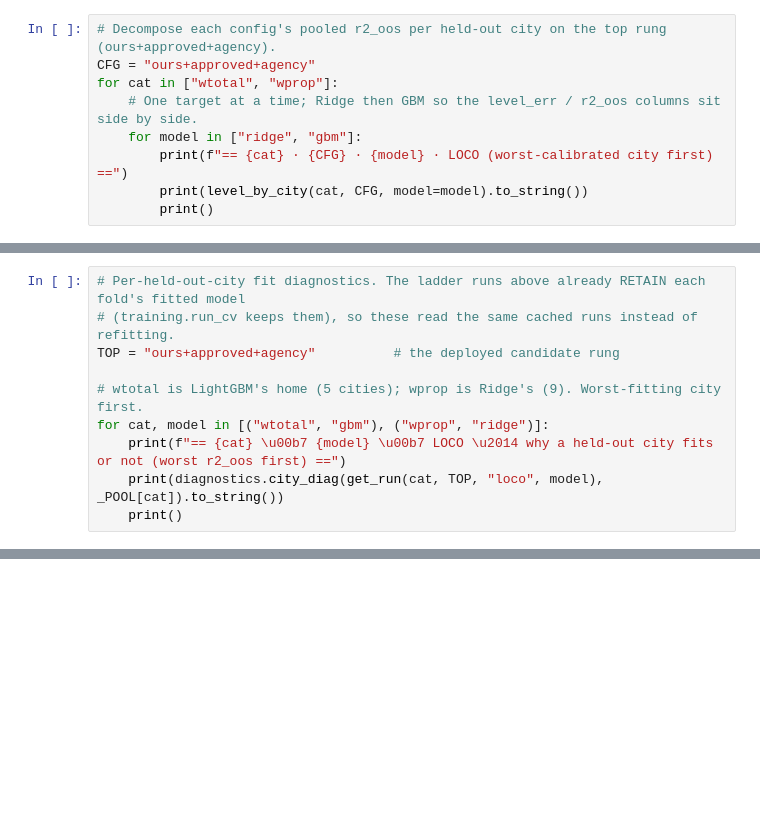
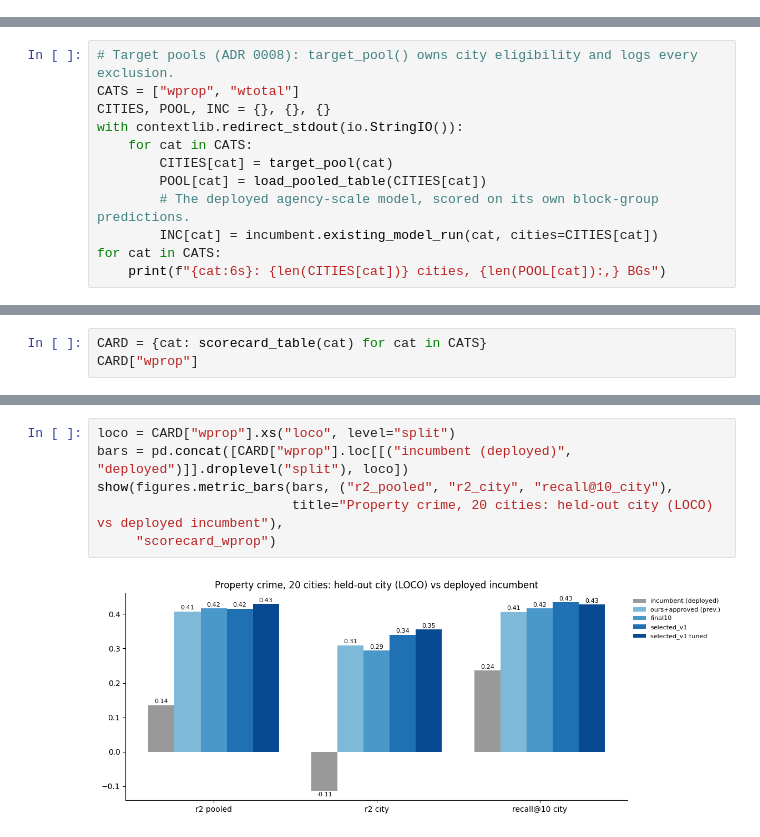
Before and after one commit to eprashar-clgx/crime-idx-2026, a Jupyter notebook: notebooks/regression_modelling/models/02_regression_prediction.ipynb, the cells around one changed output, grey strips where cells are left out. Cells and saved outputs as stored; diff of their text form; blank space fills up the shorter version.

```diff
--- a/notebooks/regression_modelling/models/02_regression_prediction.ipynb
+++ b/notebooks/regression_modelling/models/02_regression_prediction.ipynb
@@ -445,9 +0,0 @@ dominate it — especially on wtotal's 5. `level_by_city` opens it up per held-o
-# %%
-# Decompose each config's pooled r2_oos per held-out city on the top rung (ours+approved+agency).
-CFG = "ours+approved+agency"
-for cat in ["wtotal", "wprop"]:
-    # One target at a time; Ridge then GBM so the level_err / r2_oos columns sit side by side.
-    for model in ["ridge", "gbm"]:
-        print(f"== {cat} · {CFG} · {model} · LOCO (worst-calibrated city first) ==")
-        print(level_by_city(cat, CFG, model=model).to_string())
-        print()
@@ -500,10 +0,0 @@ on four diagnostics:
-# %%
-# Per-held-out-city fit diagnostics. The ladder runs above already RETAIN each fold's fitted model
-# (training.run_cv keeps them), so these read the same cached runs instead of refitting.
-TOP = "ours+approved+agency"          # the deployed candidate rung
-
-# wtotal is LightGBM's home (5 cities); wprop is Ridge's (9). Worst-fitting city first.
-for cat, model in [("wtotal", "gbm"), ("wprop", "ridge")]:
-    print(f"== {cat} \u00b7 {model} \u00b7 LOCO \u2014 why a held-out city fits or not (worst r2_oos first) ==")
-    print(diagnostics.city_diag(get_run(cat, TOP, "loco", model), _POOL[cat]).to_string())
-    print()
@@ -725,0 +65,12 @@ div_midatlantic                     0.0000       NaN
+# %%
+# Target pools (ADR 0008): target_pool() owns city eligibility and logs every exclusion.
+CATS = ["wprop", "wtotal"]
+CITIES, POOL, INC = {}, {}, {}
+with contextlib.redirect_stdout(io.StringIO()):
+    for cat in CATS:
+        CITIES[cat] = target_pool(cat)
+        POOL[cat] = load_pooled_table(CITIES[cat])
+        # The deployed agency-scale model, scored on its own block-group predictions.
+        INC[cat] = incumbent.existing_model_run(cat, cities=CITIES[cat])
+for cat in CATS:
+    print(f"{cat:6s}: {len(CITIES[cat])} cities, {len(POOL[cat]):,} BGs")
@@ -725,0 +161,3 @@ div_midatlantic                     0.0000       NaN
+# %%
+CARD = {cat: scorecard_table(cat) for cat in CATS}
+CARD["wprop"]
@@ -725,0 +176,8 @@ div_midatlantic                     0.0000       NaN
+# %%
+loco = CARD["wprop"].xs("loco", level="split")
+bars = pd.concat([CARD["wprop"].loc[[("incumbent (deployed)", "deployed")]].droplevel("split"), loco])
+show(figures.metric_bars(bars, ("r2_pooled", "r2_city", "recall@10_city"),
+                         title="Property crime, 20 cities: held-out city (LOCO) vs deployed incumbent"),
+     "scorecard_wprop")
+# %% [output]
+[figure, added]
```
Also changed, not shown: parts of 67 cells of this notebook, 36 other files.
